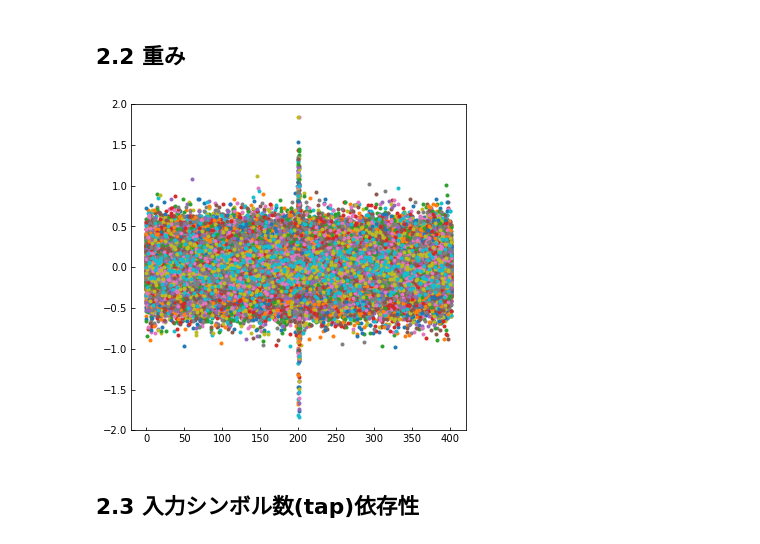
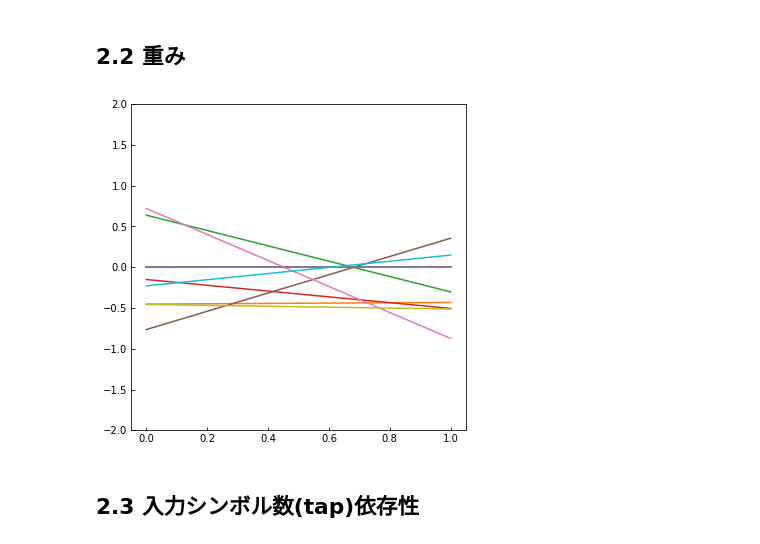
Before and after one commit to n-nooobu/masterthesis, a Jupyter notebook: src/visualize_ANN.ipynb, the cells around one changed output. Saved outputs shown, nothing was run; the diff lists cells and outputs as text; code cells hidden in the pictures.

```diff
--- a/src/visualize_ANN.ipynb
+++ b/src/visualize_ANN.ipynb
@@ -298,31 +299,31 @@ IndexError: single positional indexer is out-of-bounds
 # %% [markdown]
 ## 2.2 重み
 # %%
-tap = 201
+tap = 1
 batch_size = 100
 neuron = 300
 epochs = 500
 lr = 0.001
 form = 'RZ16QAM'
 PdBm = 1
 Lmax = 2500
 
-#signal_info_model = {'signal_type': 'prbs', 'N': 17, 'itr': 1}
+#signal_info_model = {'signal_type': 'prbs', 'N': 13, 'itr': 1}
 #signal_info_model = {'signal_type': 'random', 'seed': 1234, 'bit_num': 100000}
 signal_info_model = {'signal_type': 'image', 'target_dir': 'train_0', 'step': 10, 'image_number': '0', 'ebtb': True}
 
 model, mean, std = prepare_model(tap=tap, batch_size=batch_size, neuron=neuron, epochs=epochs, lr=lr, signal_info=signal_info_model, form=form, PdBm=PdBm, Lmax=Lmax)
 weight = model.state_dict()['fc1.weight'].detach().numpy()
 
 fig = plt.figure(figsize=(6, 6))
 ax = fig.add_subplot(1, 1, 1)
-for i in range(300): # [7, 25, 60, 160, 250]
-    ax.plot(weight[i], '.')
+for i in [7, 25, 60, 98, 140, 160, 179, 226, 250, 289]:
+    ax.plot(weight[i])
 ax.set_ylim((-2, 2))
 ax.xaxis.set_tick_params(direction='in')
 ax.yaxis.set_tick_params(direction='in')
 # %% [output]
-[figure, old version]
+[figure, new version]
 # %% [markdown]
 ## 2.3 入力シンボル数(tap)依存性
 # %%
```
Also changed, not shown: parts of 14 cells of this notebook, 4 other files.
